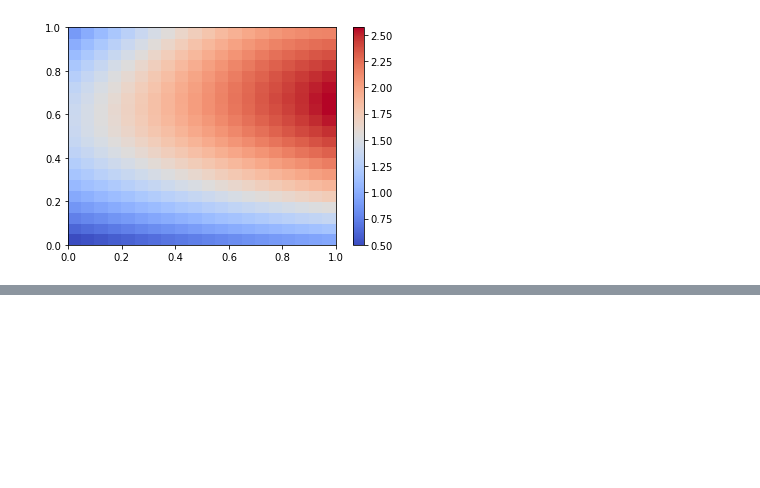
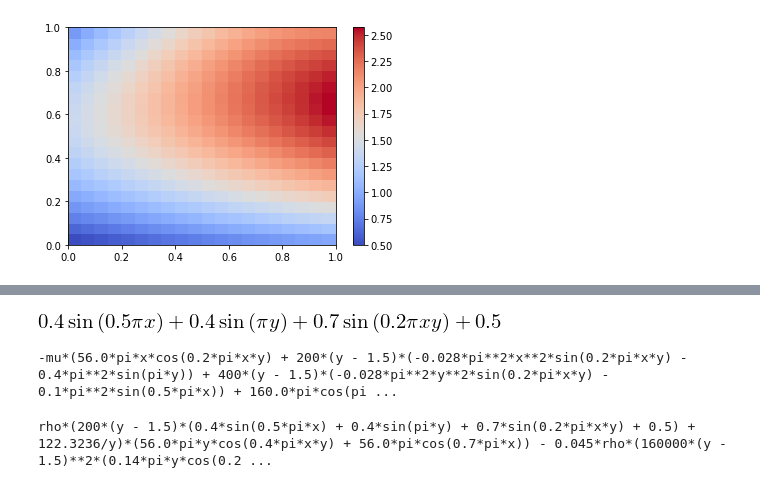
Before and after one commit to JIMMY-KSU/jupyter_notebooks, a Jupyter notebook: moose-notes.ipynb, the cells around one changed output, grey strips where cells are left out. Cells and saved outputs as stored; diff of their text form; code cells hidden in the pictures; blank space fills up the shorter version.

```diff
--- a/moose-notes.ipynb
+++ b/moose-notes.ipynb
@@ -843,0 +936,4 @@ for func in plot_funcs:
+# %%
+u
+# %% [output]
+[figure, added]
@@ -843,0 +1034,8 @@ for func in plot_funcs:
+# %%
+print(L_momentum_traction(uVecNew, kinNew, epsilonNew, x, y)[0])
+# %% [output]
+-mu*(56.0*pi*x*cos(0.2*pi*x*y) + 200*(y - 1.5)*(-0.028*pi**2*x**2*sin(0.2*pi*x*y) - 0.4*pi**2*sin(pi*y)) + 400*(y - 1.5)*(-0.028*pi**2*y**2*sin(0.2*pi*x*y) - 0.1*pi**2*sin(0.5*pi*x)) + 160.0*pi*cos(pi ...
+# %%
+print(L_kin(uVecNew, kinNew, epsilonNew, x, y))
+# %% [output]
+rho*(200*(y - 1.5)*(0.4*sin(0.5*pi*x) + 0.4*sin(pi*y) + 0.7*sin(0.2*pi*x*y) + 0.5) + 122.3236/y)*(56.0*pi*y*cos(0.4*pi*x*y) + 56.0*pi*cos(0.7*pi*x)) - 0.045*rho*(160000*(y - 1.5)**2*(0.14*pi*y*cos(0.2 ...
```
Also changed, not shown: parts of 21 cells of this notebook.
